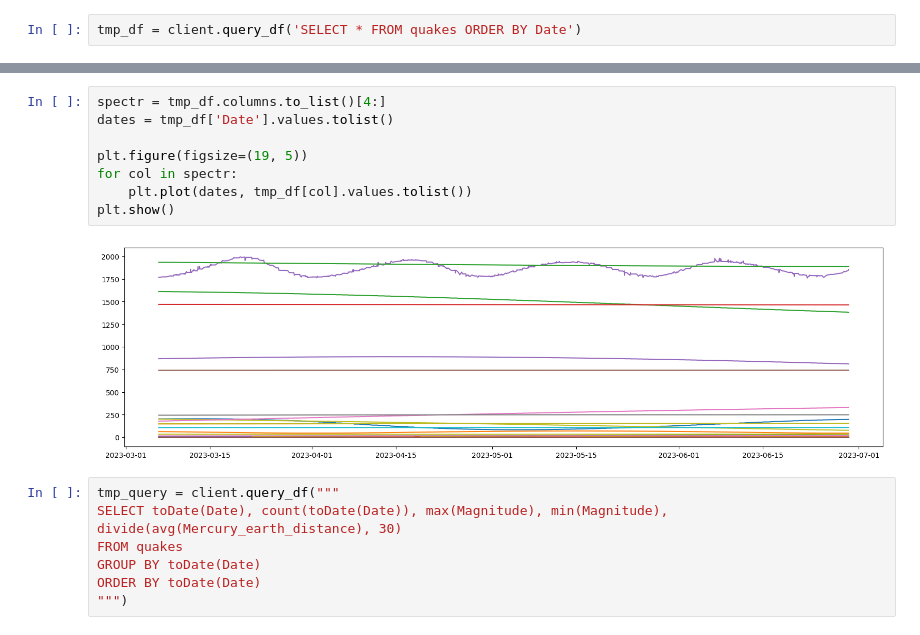
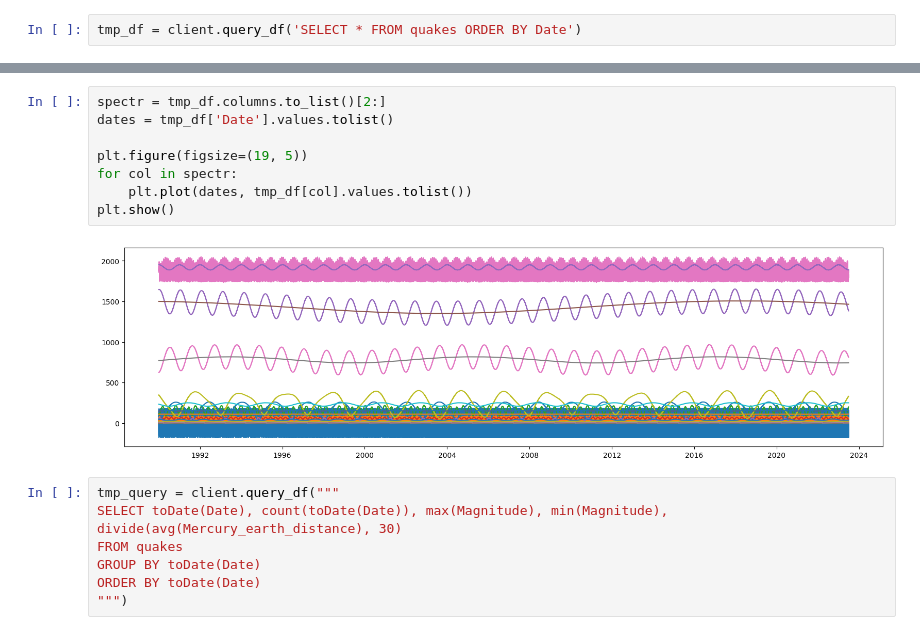
Before and after one commit to RomanZorkin/temblor, a Jupyter notebook: upload.ipynb, the cells around one changed output, grey strips where cells are left out. Drawn from its saved outputs; the diff is of its cells as text.

```diff
--- a/upload.ipynb
+++ b/upload.ipynb
@@ -93,13 +111,13 @@ memory usage: 494.2 KB
 # %%
-spectr = tmp_df.columns.to_list()[4:]
+spectr = tmp_df.columns.to_list()[2:]
 dates = tmp_df['Date'].values.tolist()
 
 plt.figure(figsize=(19, 5))
 for col in spectr:
     plt.plot(dates, tmp_df[col].values.tolist())
 plt.show()
 # %% [output]
-[figure, old version]
+[figure, new version]
 # %%
 tmp_query = client.query_df("""
 SELECT toDate(Date), count(toDate(Date)), max(Magnitude), min(Magnitude), divide(avg(Mercury_earth_distance), 30)
```
Also changed, not shown: parts of 10 cells of this notebook, 8 other files.
